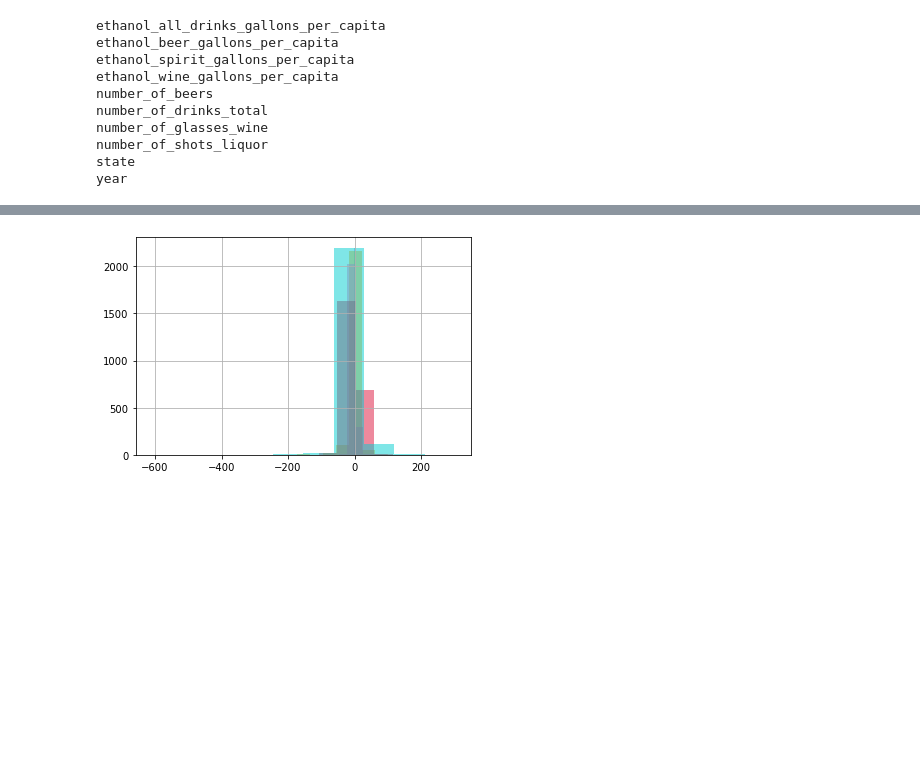
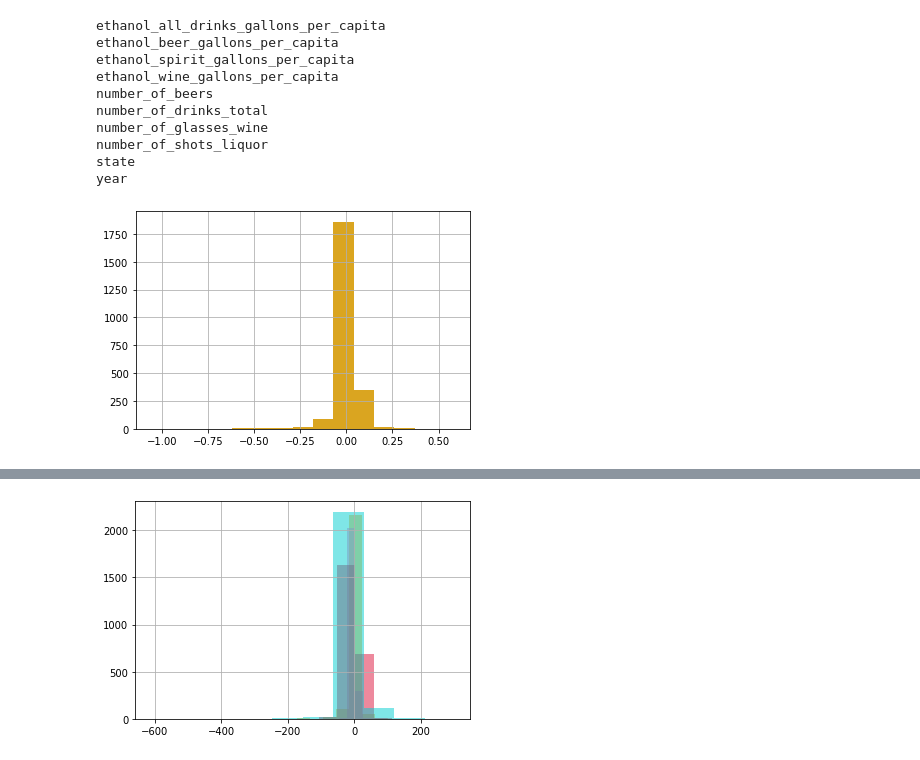
Before and after one commit to MatthewNewell006/alcohol_consumption, a Jupyter notebook: per_capita.ipynb, the cells around one changed output, grey strips where cells are left out. Cells and saved outputs as stored; diff of their text form; code cells hidden in the pictures; blank space fills up the shorter version.

```diff
--- a/per_capita.ipynb
+++ b/per_capita.ipynb
@@ -6,4 +6,4 @@ import matplotlib.colors as mcolors
 from cycler import cycler
 import matplotlib.pyplot as plt
 # %%
-pc_df = pd.read_csv('data/apparent_per_capita_alcohol_consumption_1977_2018.csv', delimiter=None)
+pc_db = pd.read_csv('data/apparent_per_capita_alcohol_consumption_1977_2018.csv', delimiter=None)
@@ -69,3 +67,8 @@ number_of_glasses_wine
 number_of_shots_liquor
 state
 year
+# %%
+bg = pc_db['ethanol_beer_gallons_per_capita']
+bg.diff().hist(color='goldenrod', bins=15);
+# %% [output]
+[figure, added]
```
Also changed, not shown: parts of 32 cells of this notebook, 5 other files.
